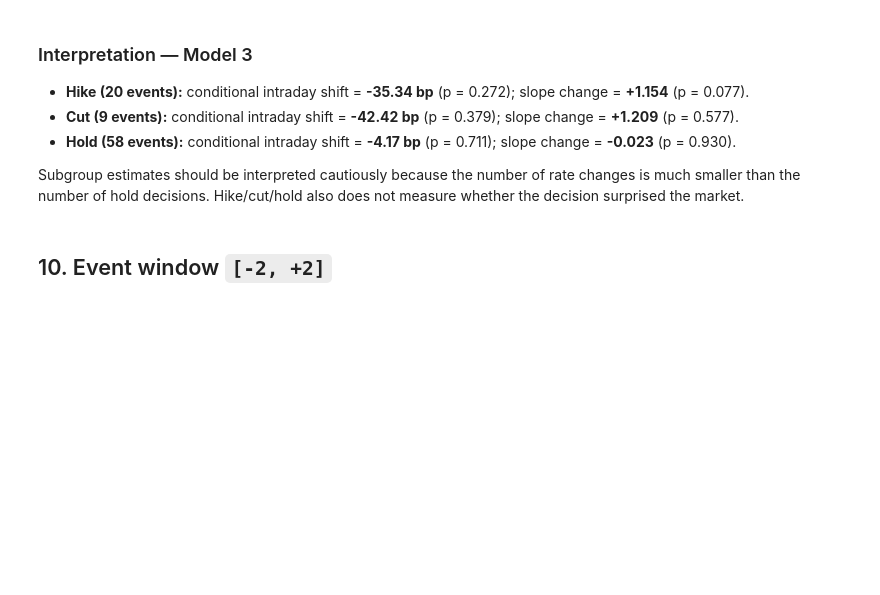
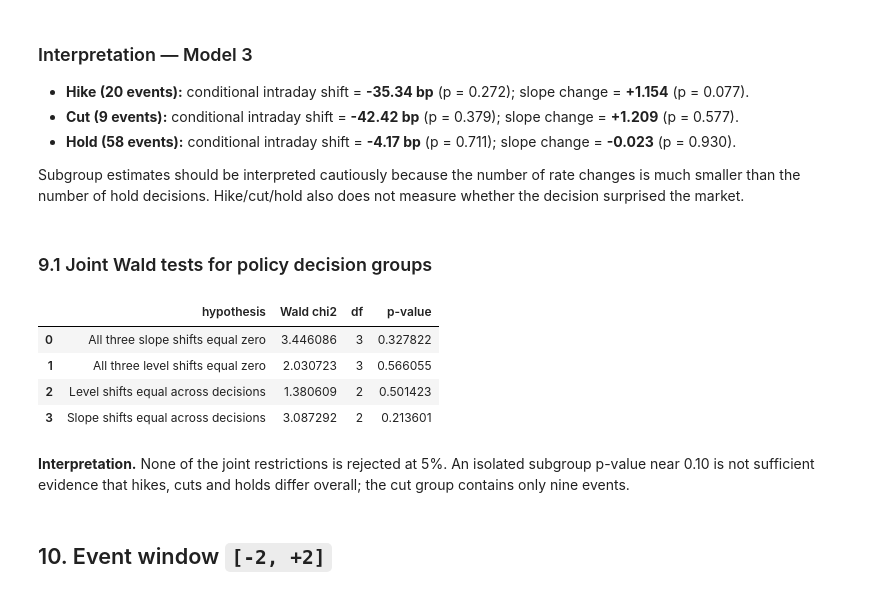
Before and after one commit to lebaoann05-ops/fomc-price-discovery, a Jupyter notebook: output/jupyter-notebook/fomc_data_and_models.ipynb, the cells around one changed output. Saved outputs shown, nothing was run; the diff lists cells and outputs as text; code cells hidden in the pictures; blank space fills up the shorter version.

```diff
--- a/output/jupyter-notebook/fomc_data_and_models.ipynb
+++ b/output/jupyter-notebook/fomc_data_and_models.ipynb
@@ -712,6 +712,42 @@ display(Markdown(
 - **Hold (58 events):** conditional intraday shift = **-4.17 bp** (p = 0.711); slope change = **-0.023** (p = 0.930).
 
 Subgroup estimates should be interpreted cautiously because the number of rate changes is much smaller than the number of hold decisions. Hike/cut/hold also does not measure whether the decision surprised the market.
+# %% [markdown]
+### 9.1 Joint Wald tests for policy decision groups
+# %%
+# Joint and equality restrictions use the same HAC covariance as Model 3.
+joint_hypotheses = {
+    "All three slope shifts equal zero": (
+        "overnight_return:hike = 0, overnight_return:cut = 0, "
+        "overnight_return:hold = 0"
+    ),
+    "All three level shifts equal zero": "hike = 0, cut = 0, hold = 0",
+    "Level shifts equal across decisions": "hike = cut, cut = hold",
+    "Slope shifts equal across decisions": (
+        "overnight_return:hike = overnight_return:cut, "
+        "overnight_return:cut = overnight_return:hold"
+    ),
+}
+joint_rows = []
+for label, hypothesis in joint_hypotheses.items():
+    test = model_3.wald_test(hypothesis, scalar=True)
+    joint_rows.append({"hypothesis": label, "Wald chi2": float(test.statistic),
+                       "df": len(hypothesis.split(",")), "p-value": float(test.pvalue)})
+joint_tests_table = pd.DataFrame(joint_rows)
+display(joint_tests_table)
+joint_tests_table.to_csv(TABLE_DIR / "model_3_joint_wald_tests.csv", index=False)
+display(Markdown(
+    "**Interpretation.** None of the joint restrictions is rejected at 5%. "
+    "An isolated subgroup p-value near 0.10 is not sufficient evidence that "
+    "hikes, cuts and holds differ overall; the cut group contains only nine events."
+))
+# %% [output]
+|  | hypothesis | Wald chi2 | df | p-value |
+| 0 | All three slope shifts equal zero | 3.446086 | 3 | 0.327822 |
+| 1 | All three level shifts equal zero | 2.030723 | 3 | 0.566055 |
+| 2 | Level shifts equal across decisions | 1.380609 | 2 | 0.501423 |
+| 3 | Slope shifts equal across decisions | 3.087292 | 2 | 0.213601 |
+**Interpretation.** None of the joint restrictions is rejected at 5%. An isolated subgroup p-value near 0.10 is not sufficient evidence that hikes, cuts and holds differ overall; the cut group contains only nine events.
 # %% [markdown]
 ## 10. Event window `[-2, +2]`
 # %%
```
Also changed, not shown: parts of 10 cells of this notebook, 16 other files.
